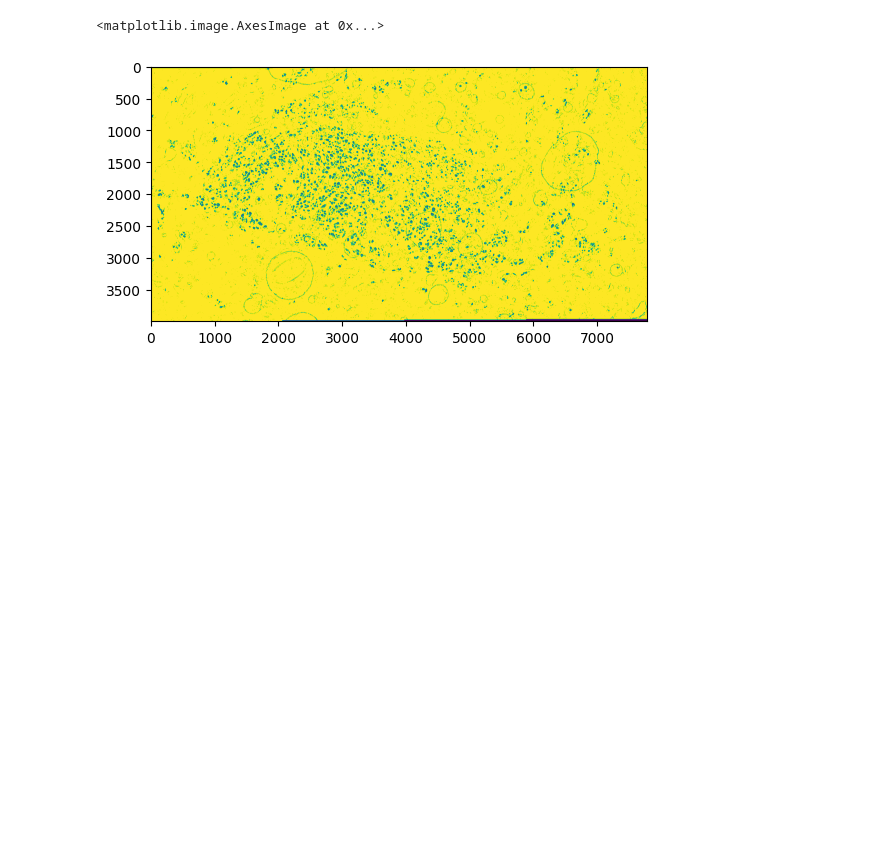
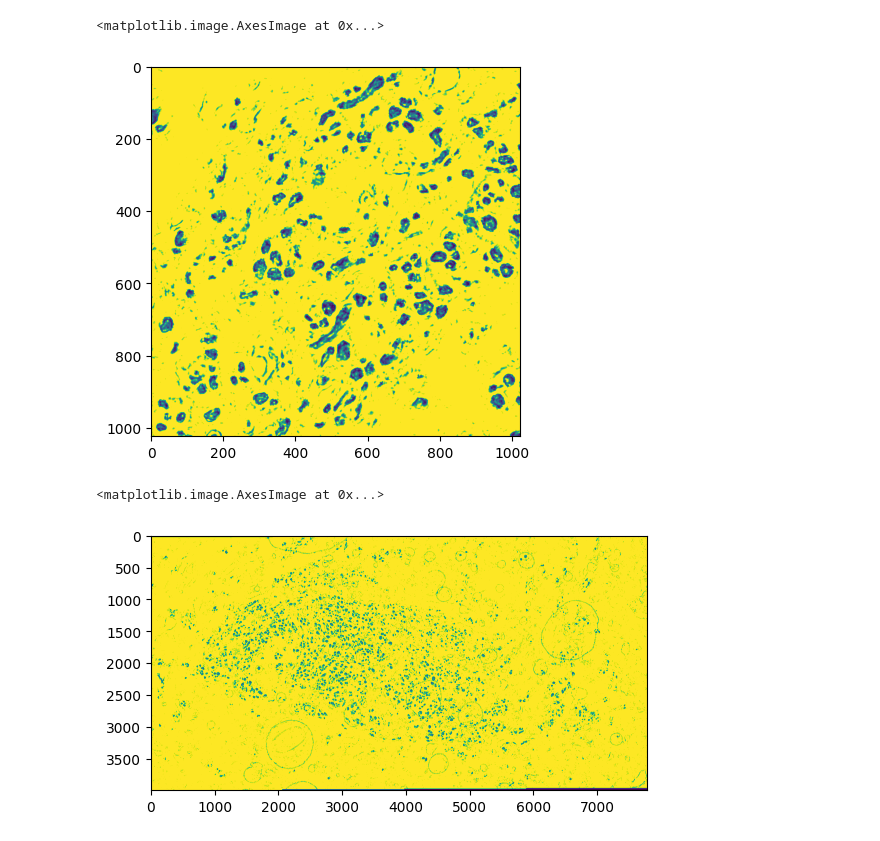
Before and after one commit to Amokh2018/AxoDetection, a Jupyter notebook: notebook/main2.ipynb, the cells around one changed output. Drawn from its saved outputs; the diff is of its cells as text; code cells hidden in the pictures; blank space fills up the shorter version.

```diff
--- a/notebook/main2.ipynb
+++ b/notebook/main2.ipynb
@@ -36,3 +61,8 @@ print(arr.shape)
+# %%
+plt.imshow(fig3D[0])
+# %% [output]
+<matplotlib.image.AxesImage at 0x...>
+[figure, added]
 # %%
 import utils
 image_path = '../data/C22_rat11_M.czi'
```
Also changed, not shown: parts of 15 cells of this notebook.
